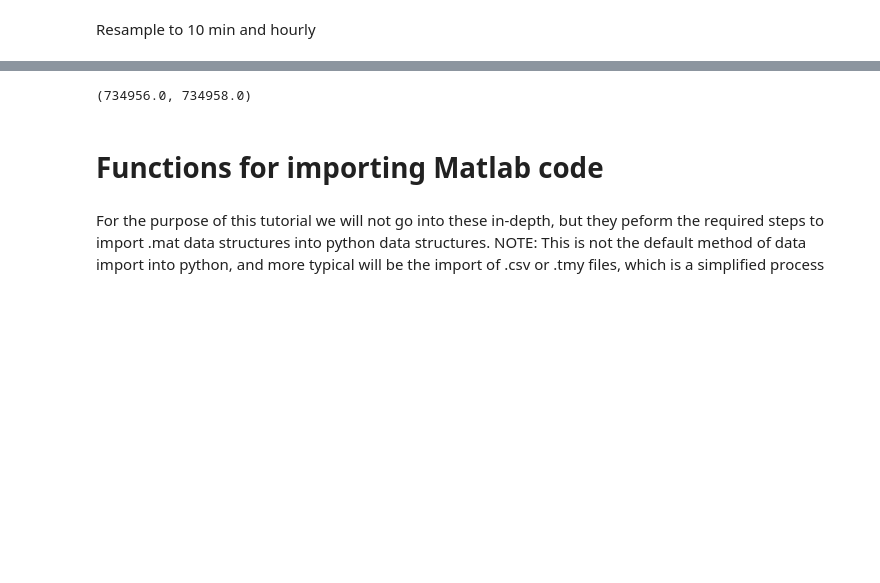
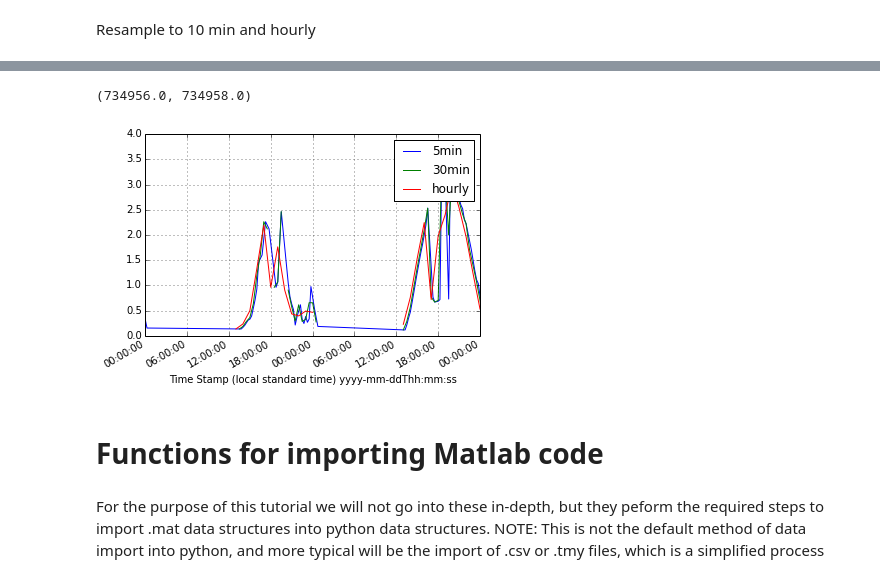
Before and after one commit to nrcharles/pythonic-PVLIB, a Jupyter notebook: tutorial/Tutorial.ipynb, the cells around one changed output, grey strips where cells are left out. Cells and saved outputs as stored; diff of their text form; code cells hidden in the pictures; blank space fills up the shorter version.

```diff
--- a/tutorial/Tutorial.ipynb
+++ b/tutorial/Tutorial.ipynb
@@ -42,9 +34,9 @@ TMY['Isc (A)'].plot()
 # %% [markdown]
 Set the timezone, and shift time marker to UTC
 # %%
-TMY=TMY.tz_localize('US/Mountain')
-print 'Localized Time Zone'
-print TMY.index
+TMY = TMY.tz_localize('MST')
+print('Localized Time Zone')
+print(TMY.index)
 # %% [output]
 Localized Time Zone
 <class 'pandas.tseries.index.DatetimeIndex'>
@@ -76,17 +68,18 @@ Length: 9756, Freq: H, Timezone: UTC
 Length: 11887, Freq: None, Timezone: UTC
 # %%
 #plot the output
-figure(1)
-clf()  #clear Figure
+plt.figure(1)
+plt.clf()  #clear Figure
 TMY['Isc (A)'].plot(label='5min')
 TMY_10min['Isc (A)'].plot(label='30min')
 TMY_Hr['Isc (A)'].plot(label='hourly')
 
-legend() #add a legend
+plt.legend() #add a legend
 
-xlim(datetime(2013,3,29),datetime(2013,3,31)) #limit the output to two days
+plt.xlim(datetime(2013,3,29), datetime(2013,3,31)) #limit the output to two days
 # %% [output]
 (734956.0, 734958.0)
+[figure, added]
 # %% [markdown]
 # Functions for importing Matlab code
 # %% [markdown]
```
Also changed, not shown: parts of 12 cells of this notebook.
